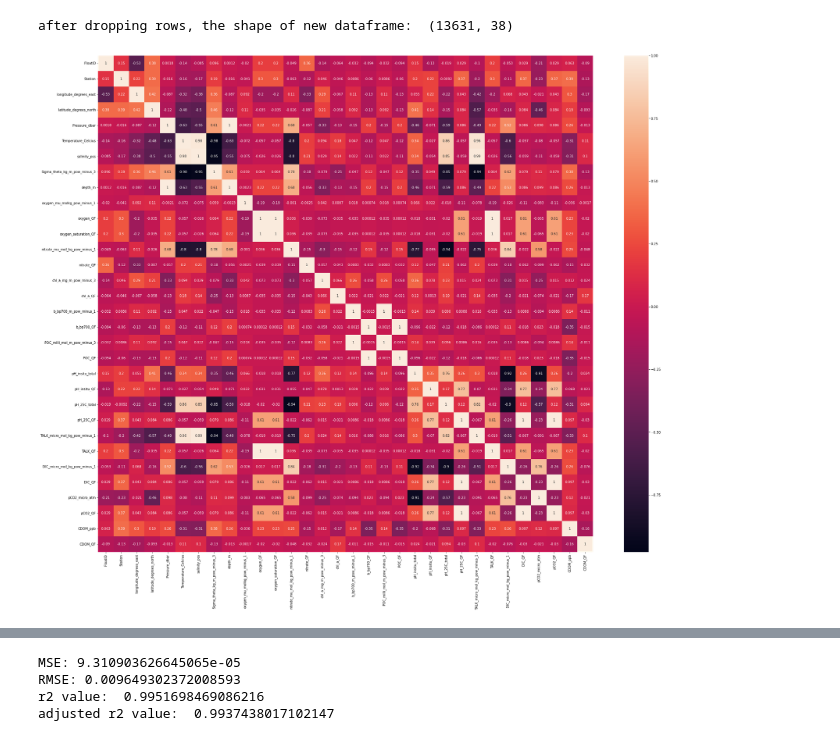
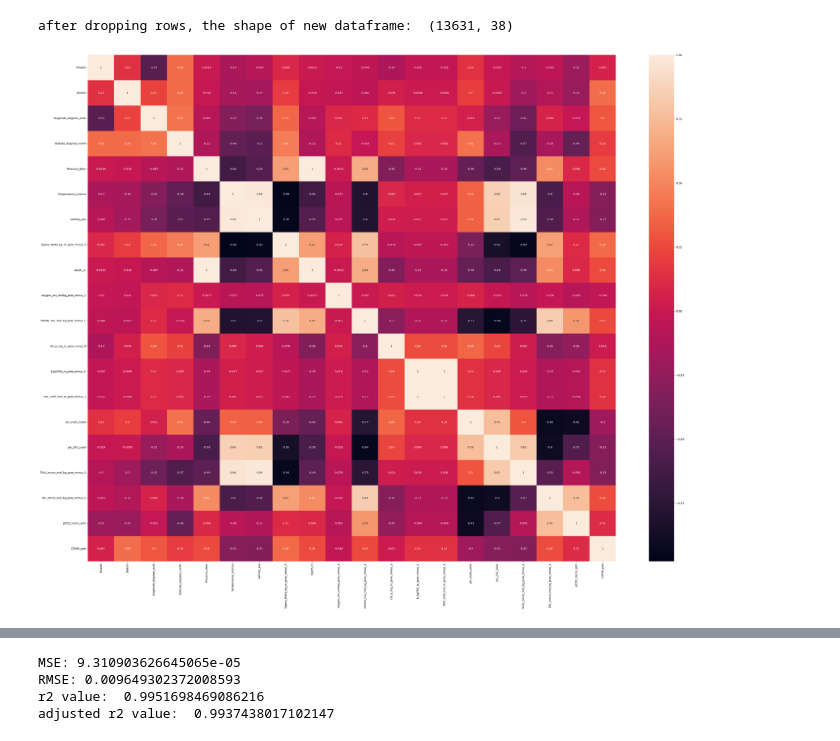
Before and after one commit to asif-saad/Analysis-of-Ocean-Climate, a Jupyter notebook: main.ipynb, the cells around one changed output, grey strips where cells are left out. Drawn from its saved outputs; the diff is of its cells as text; code cells hidden in the pictures.

```diff
--- a/main.ipynb
+++ b/main.ipynb
@@ -245,6 +128,8 @@ after dropping rows, the shape of new dataframe:  (13631, 38)
 # %%
 # dropping some columns again, but don't know why!!!
-val.drop(['region','latitude_QF','salinity_QF','sigma_theta_QF','depth_QF','time'],axis=1,inplace=True)
+val.drop(['region','latitude_QF','salinity_QF','sigma_theta_QF','depth_QF','time','nitrate_QF','chl_a_QF',
+         'b_bp700_QF','POC_QF','pH_insitu_QF','pH_25C_QF','TALK_QF','DIC_QF','pCO2_QF','CDOM_QF','oxygen_QF',
+         'oxygen_saturation_QF'],axis=1,inplace=True)
 # %%
 # pearson correlation coefficient
 
@@ -256,6 +137,6 @@ cor=val.corr(method="pearson")
 # %%
-fig, ax = plt.subplots(figsize = (34, 28))
+fig, ax = plt.subplots(figsize = (44, 34))
 sns.heatmap(cor,annot=True)
 plt.show()
 # %% [output]
-[figure, old version]
+[figure, new version]
```
Also changed, not shown: parts of 89 cells of this notebook.
